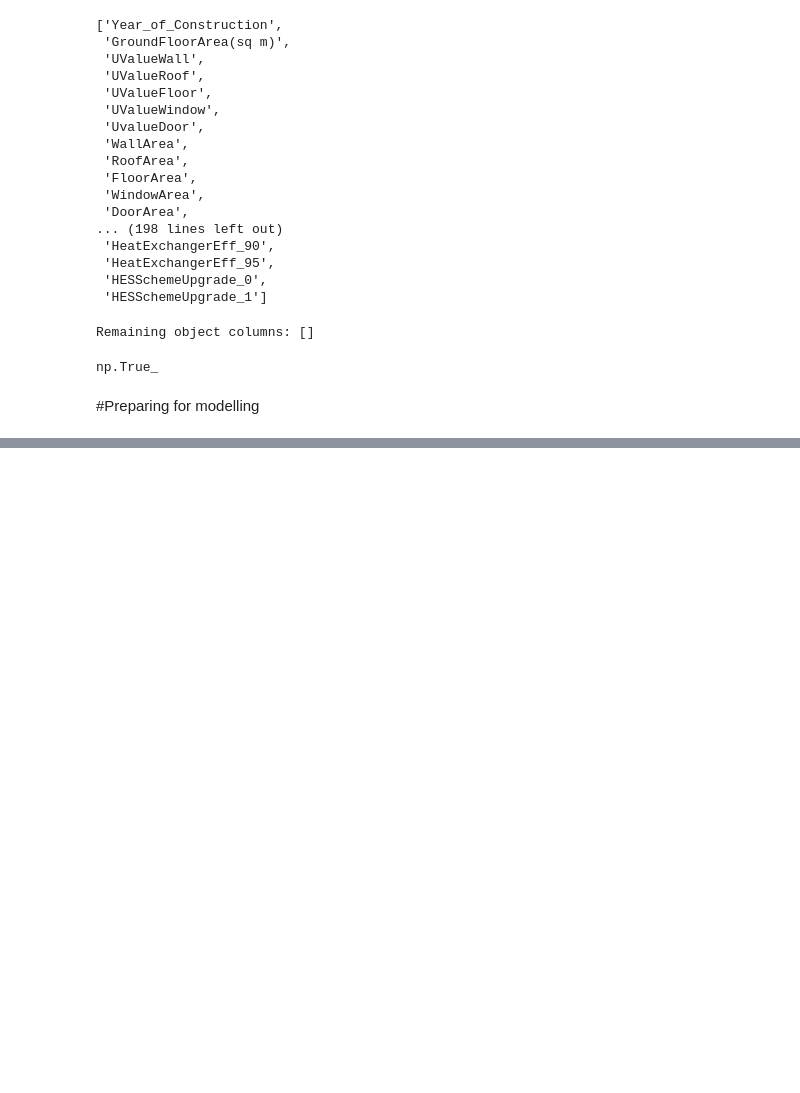
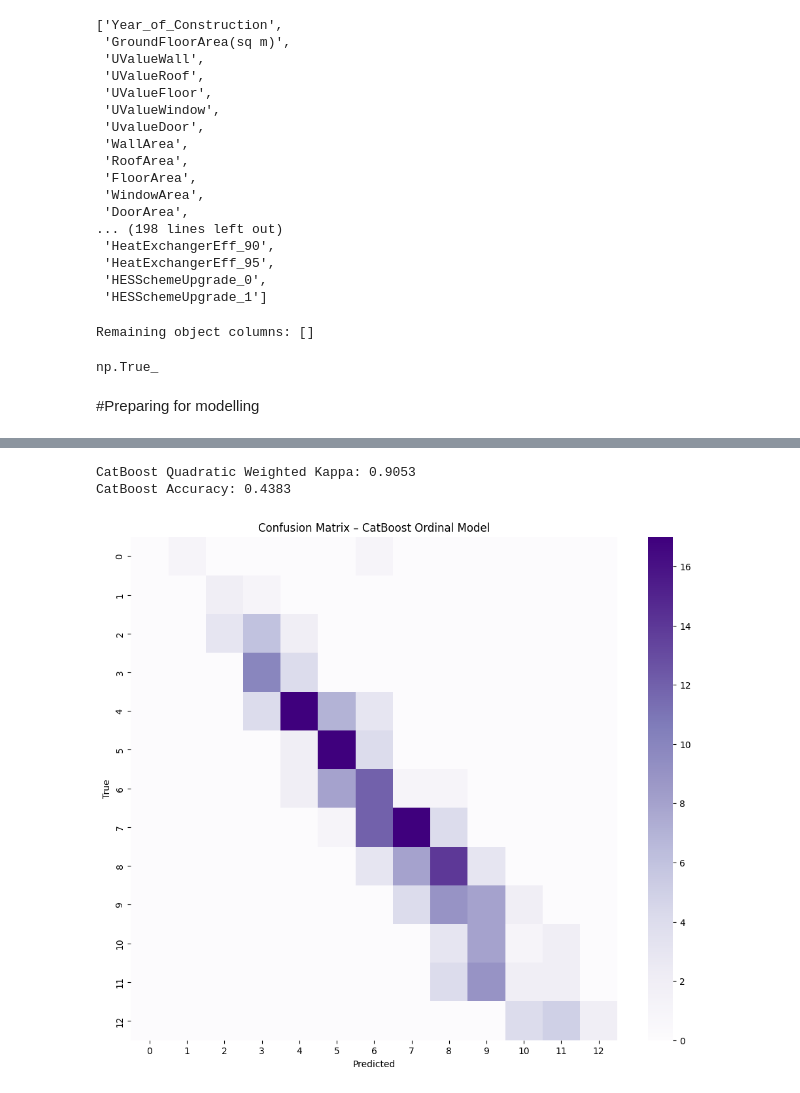
Before and after one commit to BenRyan-8/APA_CA, a Jupyter notebook: BERPrediction.ipynb, the cells around one changed output, grey strips where cells are left out. Saved outputs shown, nothing was run; the diff lists cells and outputs as text; code cells hidden in the pictures; blank space fills up the shorter version.

```diff
--- a/BERPrediction.ipynb
+++ b/BERPrediction.ipynb
@@ -775,0 +835,3 @@ ValueError: Values in y must be [ 0  1  2  3  4  5  6  7  8  9 10 11 12], instea
+# %%
+cat_features = X_tree_train.select_dtypes(include=["object"]).columns.tolist()
+cat_features
@@ -775,0 +856,23 @@ ValueError: Values in y must be [ 0  1  2  3  4  5  6  7  8  9 10 11 12], instea
+# %%
+from catboost import CatBoostRegressor
+
+model_cat = CatBoostRegressor(
+    loss_function="RMSE",
+    eval_metric="RMSE",
+    iterations=2000,
+    learning_rate=0.03,
+    depth=8,
+    l2_leaf_reg=5,
+    random_seed=42,
+    task_type="GPU",
+    verbose=200,
+    early_stopping_rounds=100
+)
+
+model_cat.fit(
+    X_tree_train,
+    y_tree_train,
+    cat_features=cat_features,
+    eval_set=(X_tree_test, y_tree_test),
+    use_best_model=True
+)
@@ -775,0 +895,30 @@ ValueError: Values in y must be [ 0  1  2  3  4  5  6  7  8  9 10 11 12], instea
+# %%
+# Continuous predictions
+y_pred_cont = model_cat.predict(X_tree_test)
+
+# Round to nearest ordinal label index
+y_pred_cat = (
+    np.round(y_pred_cont)
+    .clip(0, max(rating_to_num.values()))
+    .astype(int)
+)
+# %%
+kappa_cat = cohen_kappa_score(y_tree_test, y_pred_cat, weights='quadratic')
+print("CatBoost Quadratic Weighted Kappa:", round(kappa_cat, 4))
+
+acc_cat = accuracy_score(y_tree_test, y_pred_cat)
+print("CatBoost Accuracy:", round(acc_cat, 4))
+# %% [output]
+CatBoost Quadratic Weighted Kappa: 0.9053
+CatBoost Accuracy: 0.4383
+# %%
+cm_cat = confusion_matrix(y_tree_test, y_pred_cat)
+
+plt.figure(figsize=(12, 10))
+sns.heatmap(cm_cat, cmap="Purples", annot=False)
+plt.title("Confusion Matrix – CatBoost Ordinal Model")
+plt.xlabel("Predicted")
+plt.ylabel("True")
+plt.show()
+# %% [output]
+[figure, added]
```
Also changed, not shown: parts of 20 cells of this notebook.
